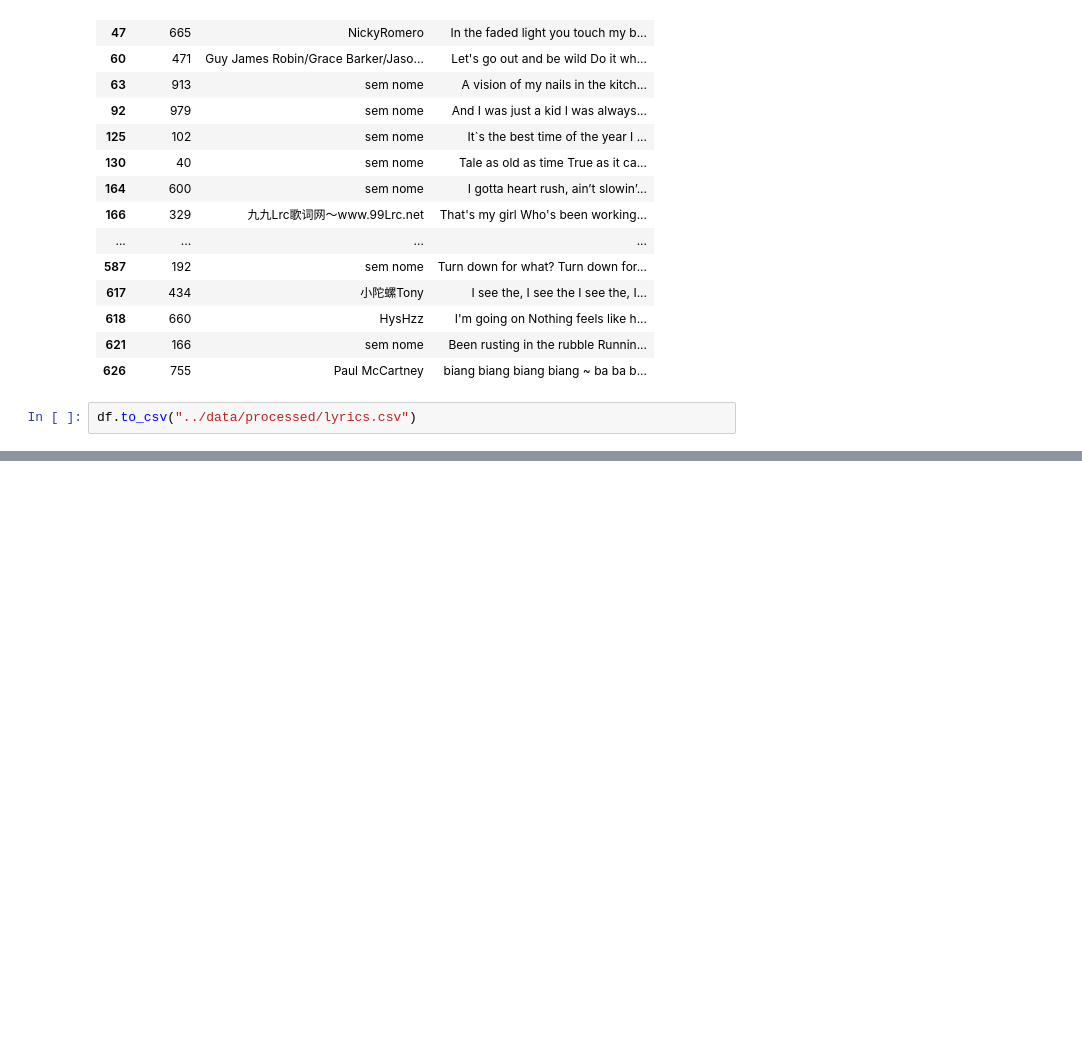
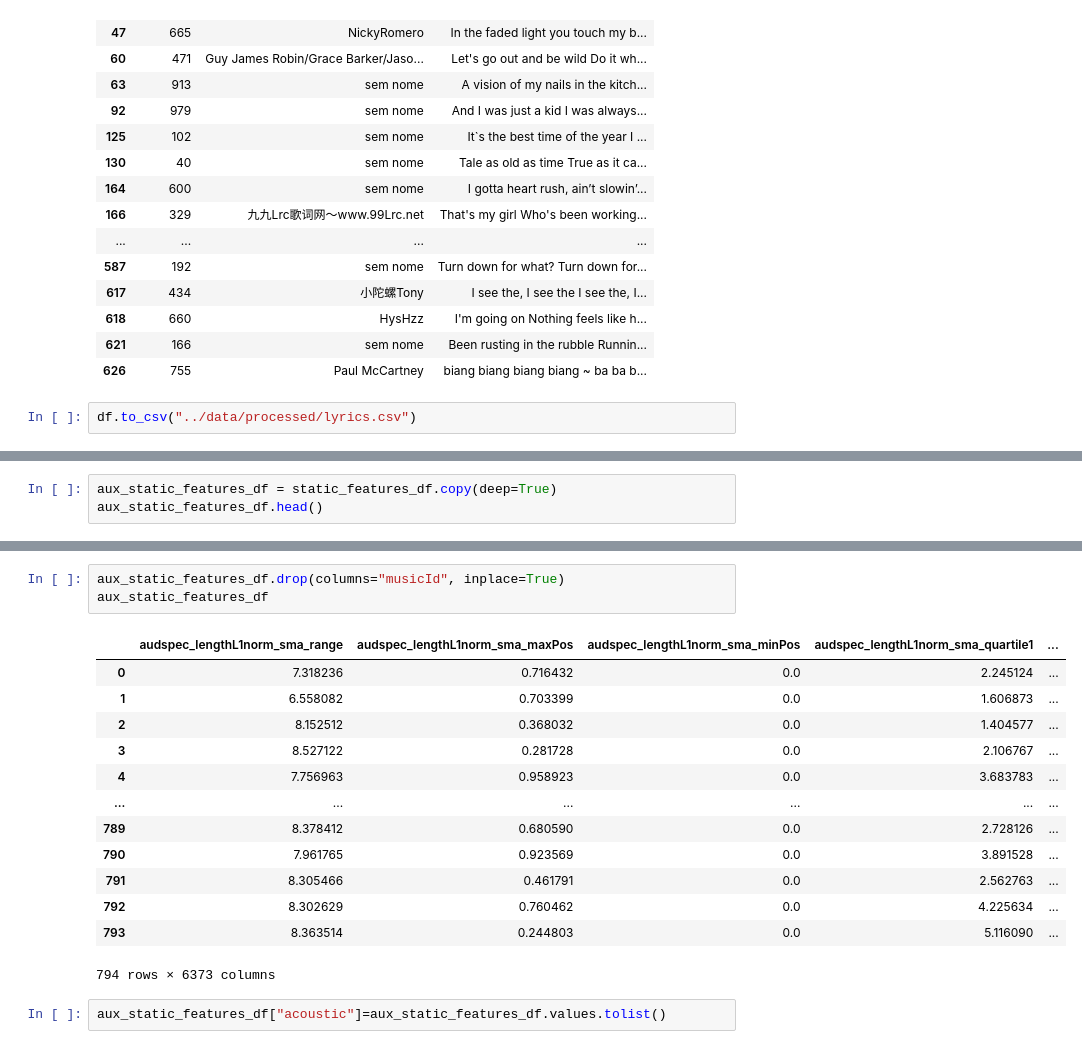
Before and after one commit to AngeloMendes/mer-music-emotion-recognition, a Jupyter notebook: notebook/1-build-dataset.ipynb, the cells around one changed output, grey strips where cells are left out. Drawn from its saved outputs; the diff is of its cells as text; blank space fills up the shorter version.

```diff
--- a/notebook/1-build-dataset.ipynb
+++ b/notebook/1-build-dataset.ipynb
@@ -78,0 +117,3 @@ df.to_csv("../data/processed/lyrics.csv")
+# %%
+aux_static_features_df = static_features_df.copy(deep=True)
+aux_static_features_df.head()
@@ -78,0 +128,19 @@ df.to_csv("../data/processed/lyrics.csv")
+# %%
+aux_static_features_df.drop(columns="musicId", inplace=True)
+aux_static_features_df
+# %% [output]
+|  | audspec_lengthL1norm_sma_range | audspec_lengthL1norm_sma_maxPos | audspec_lengthL1norm_sma_minPos | audspec_lengthL1norm_sma_quartile1 | ... |
+| 0 | 7.318236 | 0.716432 | 0.0 | 2.245124 | ... |
+| 1 | 6.558082 | 0.703399 | 0.0 | 1.606873 | ... |
+| 2 | 8.152512 | 0.368032 | 0.0 | 1.404577 | ... |
+| 3 | 8.527122 | 0.281728 | 0.0 | 2.106767 | ... |
+| 4 | 7.756963 | 0.958923 | 0.0 | 3.683783 | ... |
+| ... | ... | ... | ... | ... | ... |
+| 789 | 8.378412 | 0.680590 | 0.0 | 2.728126 | ... |
+| 790 | 7.961765 | 0.923569 | 0.0 | 3.891528 | ... |
+| 791 | 8.305466 | 0.461791 | 0.0 | 2.562763 | ... |
+| 792 | 8.302629 | 0.760462 | 0.0 | 4.225634 | ... |
+| 793 | 8.363514 | 0.244803 | 0.0 | 5.116090 | ... |
+794 rows × 6373 columns
+# %%
+aux_static_features_df["acoustic"]=aux_static_features_df.values.tolist()
```
Also changed, not shown: parts of 14 cells of this notebook.
